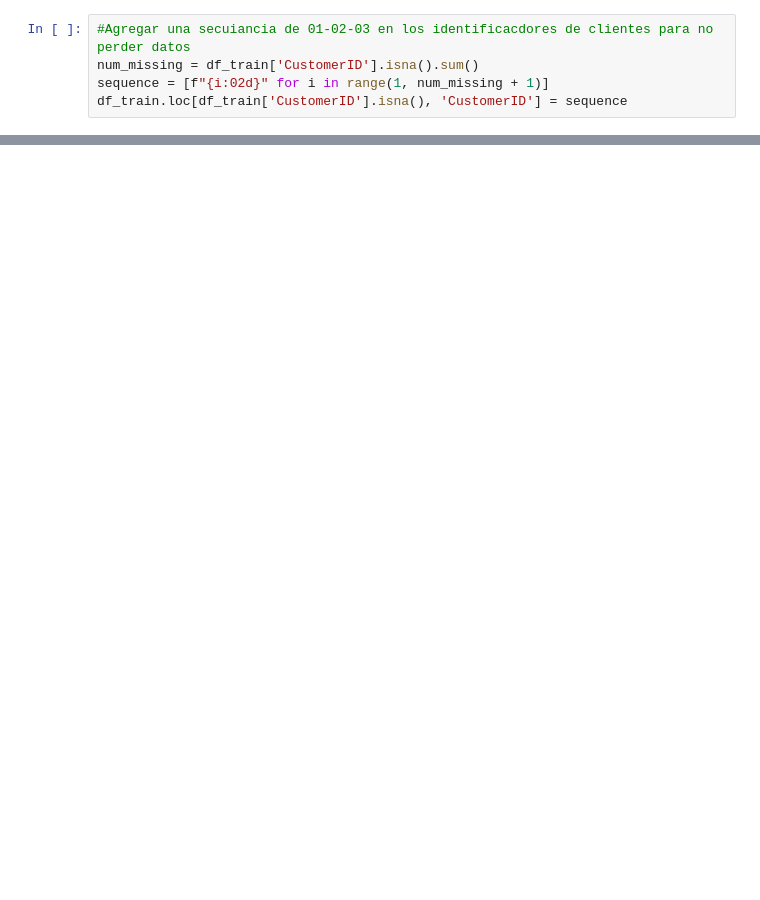
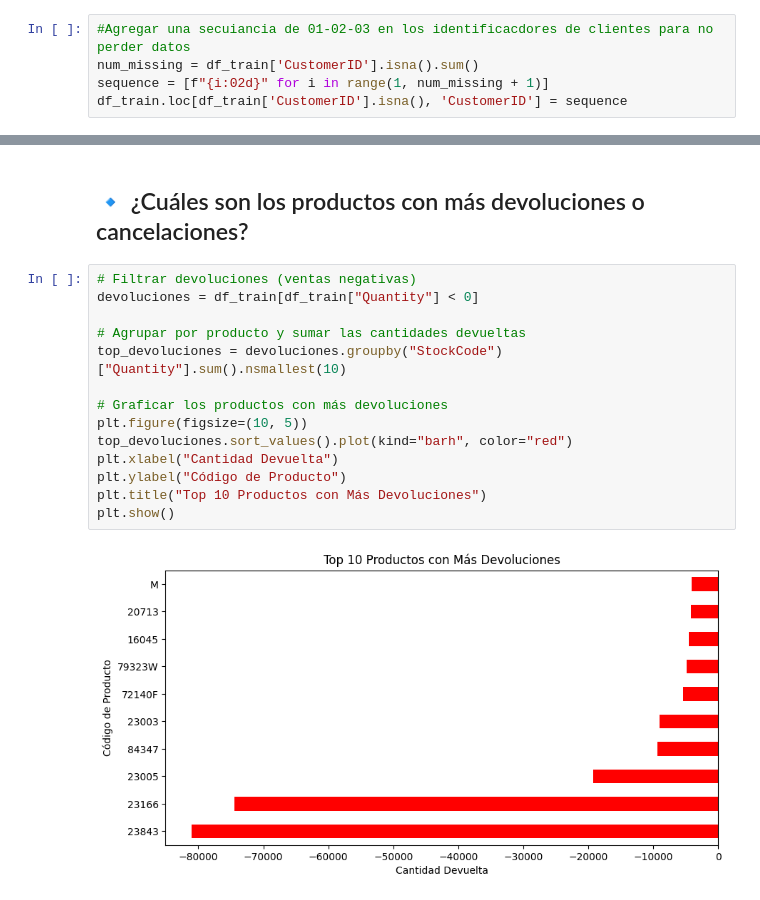
Before and after one commit to JosePicalua/Proyectos-Data-Analys-Science, a Jupyter notebook: DataSet-Kaggle/Proyecto-3-Online-Retail/proyectoVENTASonlineretail.ipynb, the cells around one changed output, grey strips where cells are left out. Drawn from its saved outputs; the diff is of its cells as text; blank space fills up the shorter version.

```diff
--- a/DataSet-Kaggle/Proyecto-3-Online-Retail/proyectoVENTASonlineretail.ipynb
+++ b/DataSet-Kaggle/Proyecto-3-Online-Retail/proyectoVENTASonlineretail.ipynb
@@ -86,0 +263,18 @@ df_train.to_csv(ruta, index=False, encoding='utf-8')
+# %% [markdown]
+## 🔹 ¿Cuáles son los productos con más devoluciones o cancelaciones?
+# %%
+# Filtrar devoluciones (ventas negativas)
+devoluciones = df_train[df_train["Quantity"] < 0]
+
+# Agrupar por producto y sumar las cantidades devueltas
+top_devoluciones = devoluciones.groupby("StockCode")["Quantity"].sum().nsmallest(10)
+
+# Graficar los productos con más devoluciones
+plt.figure(figsize=(10, 5))
+top_devoluciones.sort_values().plot(kind="barh", color="red")
+plt.xlabel("Cantidad Devuelta")
+plt.ylabel("Código de Producto")
+plt.title("Top 10 Productos con Más Devoluciones")
+plt.show()
+# %% [output]
+[figure, added]
```
Also changed, not shown: parts of 30 cells of this notebook.
